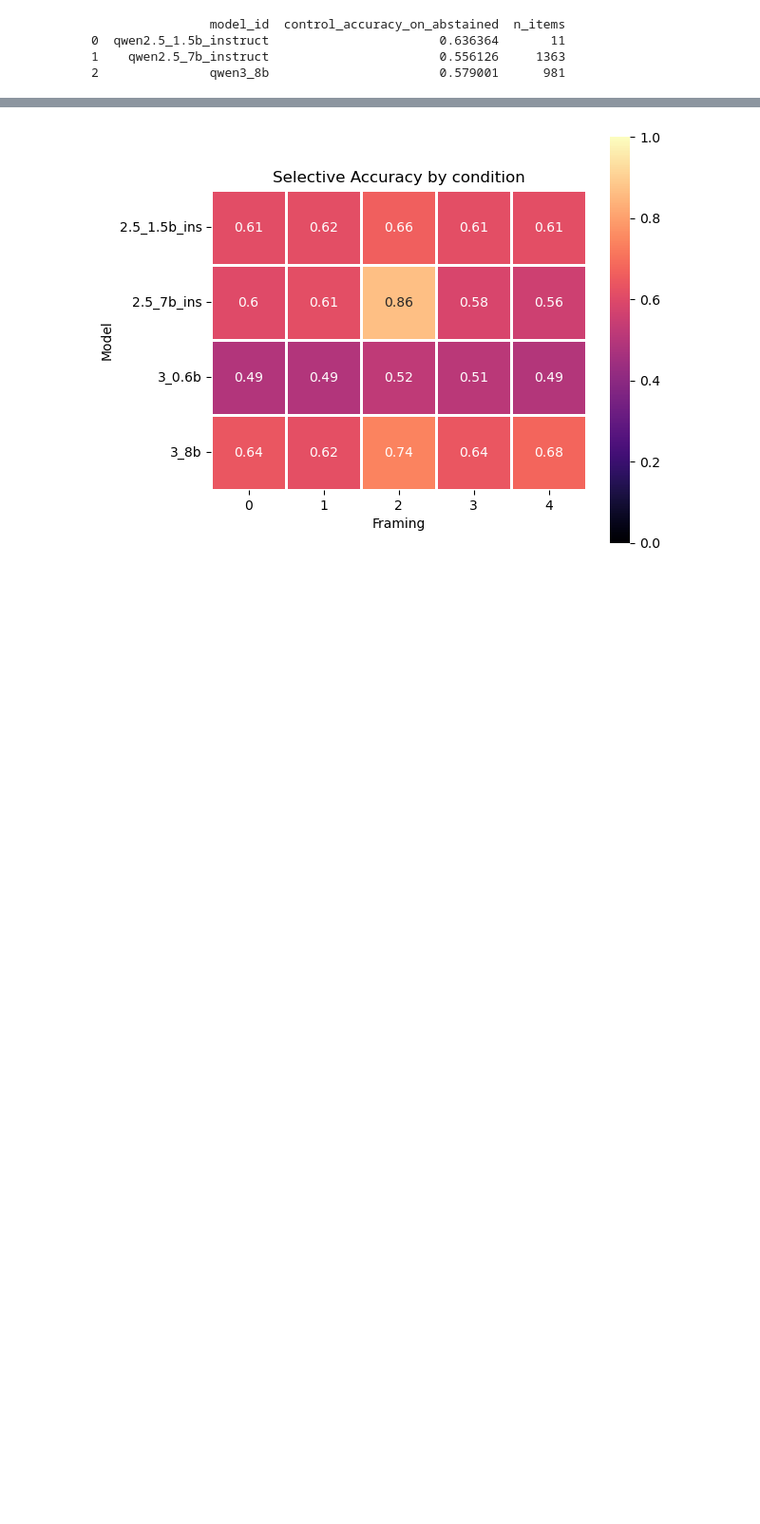
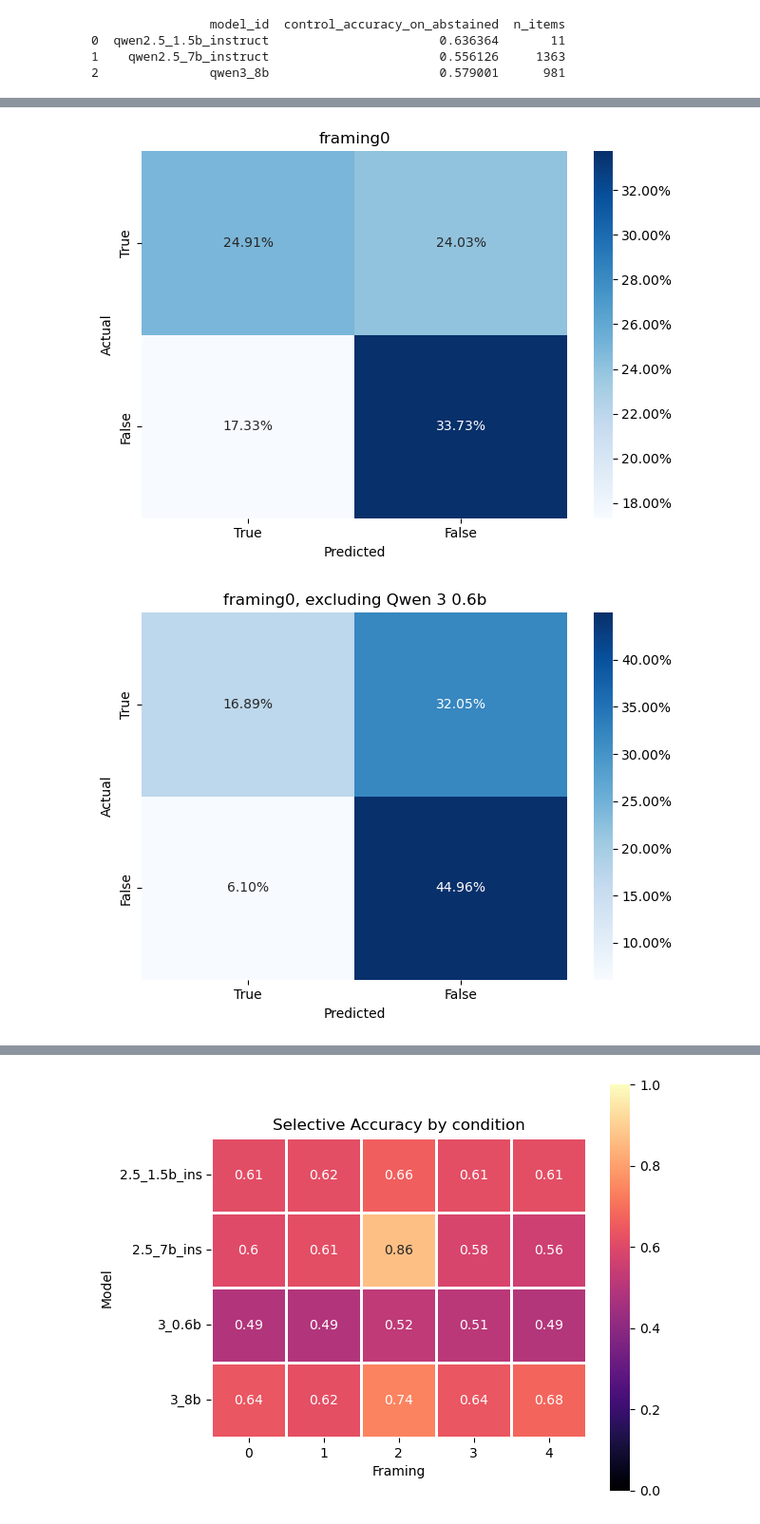
Before and after one commit to GeedN/Thesis, a Jupyter notebook: analysis/analysis.ipynb, the cells around one changed output, grey strips where cells are left out. Shown at 95% size. Drawn from its saved outputs; the diff is of its cells as text; code cells hidden in the pictures; blank space fills up the shorter version.

```diff
--- a/analysis/analysis.ipynb
+++ b/analysis/analysis.ipynb
@@ -315,0 +319,31 @@ plt.show()
+# %%
+framings = valid_df["framing"].unique()
+exc = False
+for i in range(len(framings)*2):
+    f = framings[int(i/2)]
+    sub = valid_df[valid_df["framing"] == f]
+    if exc == True:
+        sub = sub[sub["model_id"] != "qwen3_0.6b"]
+
+    cm = confusion_matrix(sub["target"], sub["prediction"], labels=[1,0], normalize="all")
+
+    ax = sns.heatmap(
+        cm,
+        annot=True,
+        fmt=".2%",
+        cmap="Blues",
+        xticklabels=["True", "False"],
+        yticklabels=["True", "False"]
+    )
+
+    cbar = ax.collections[0].colorbar
+    cbar.ax.yaxis.set_major_formatter(PercentFormatter(xmax=1, decimals=2))
+    plt.title(f if not exc else f + f", excluding Qwen 3 0.6b")
+    plt.xlabel("Predicted")
+    plt.ylabel("Actual")
+    plt.tight_layout()
+    plt.show()
+    exc = not exc
+# %% [output]
+[figure, added]
+[figure, added]
```
Also changed, not shown: parts of 4 cells of this notebook, 12 other files.
